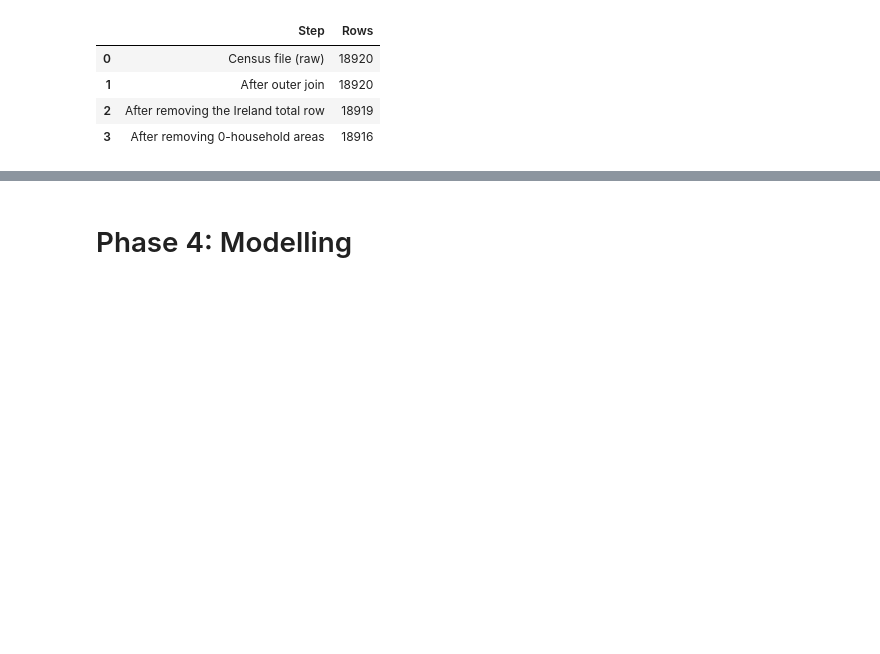
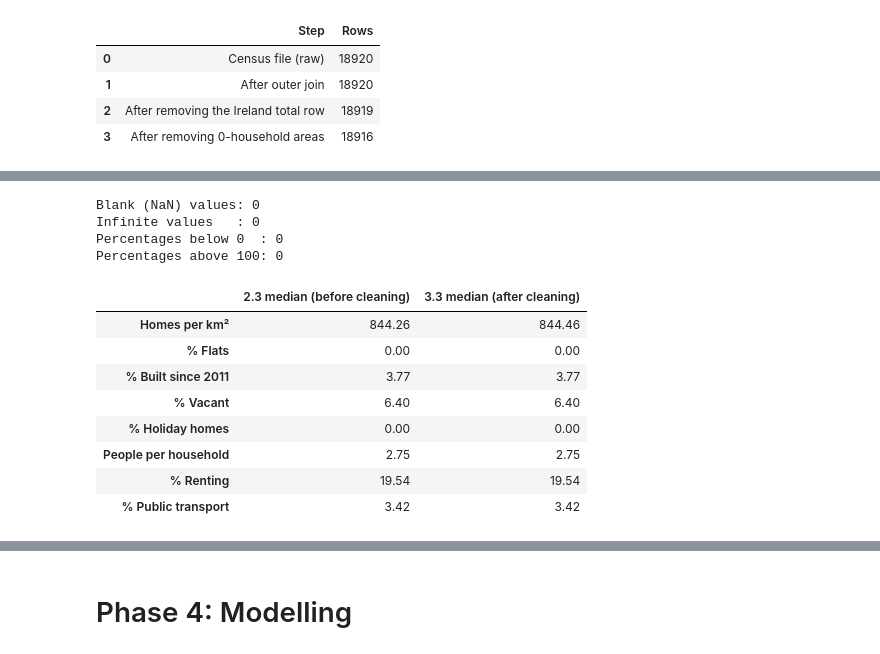
Before and after one commit to SwoopCodes/Data-Analytics_Irish-housing-density, a Jupyter notebook: notebooks/CA2_CRISP_DM_Notebook.ipynb, the cells around one changed output, grey strips where cells are left out. Cells and saved outputs as stored; diff of their text form; code cells hidden in the pictures; blank space fills up the shorter version.

```diff
--- a/notebooks/CA2_CRISP_DM_Notebook.ipynb
+++ b/notebooks/CA2_CRISP_DM_Notebook.ipynb
@@ -820,0 +852,28 @@ The denominator check confirms that after removing those 3 rows, every remaining
+# %%
+print("Blank (NaN) values:", features_df[features].isna().sum().sum())
+print("Infinite values   :", np.isinf(features_df[features]).sum().sum())
+
+pct_cols = ["% Flats", "% Built since 2011", "% Vacant", "% Holiday homes",
+            "% Renting", "% Public transport"]
+print("Percentages below 0  :", (features_df[pct_cols] < 0).sum().sum())
+print("Percentages above 100:", (features_df[pct_cols] > 100).sum().sum())
+
+compare = pd.DataFrame({
+    "2.3 median (before cleaning)": explore[features].median(),
+    "3.3 median (after cleaning)": features_df[features].median(),
+}).round(2)
+compare
+# %% [output]
+Blank (NaN) values: 0
+Infinite values   : 0
+Percentages below 0  : 0
+Percentages above 100: 0
+|  | 2.3 median (before cleaning) | 3.3 median (after cleaning) |
+| Homes per km² | 844.26 | 844.46 |
+| % Flats | 0.00 | 0.00 |
+| % Built since 2011 | 3.77 | 3.77 |
+| % Vacant | 6.40 | 6.40 |
+| % Holiday homes | 0.00 | 0.00 |
+| People per household | 2.75 | 2.75 |
+| % Renting | 19.54 | 19.54 |
+| % Public transport | 3.42 | 3.42 |
```
Also changed, not shown: parts of 10 cells of this notebook.
